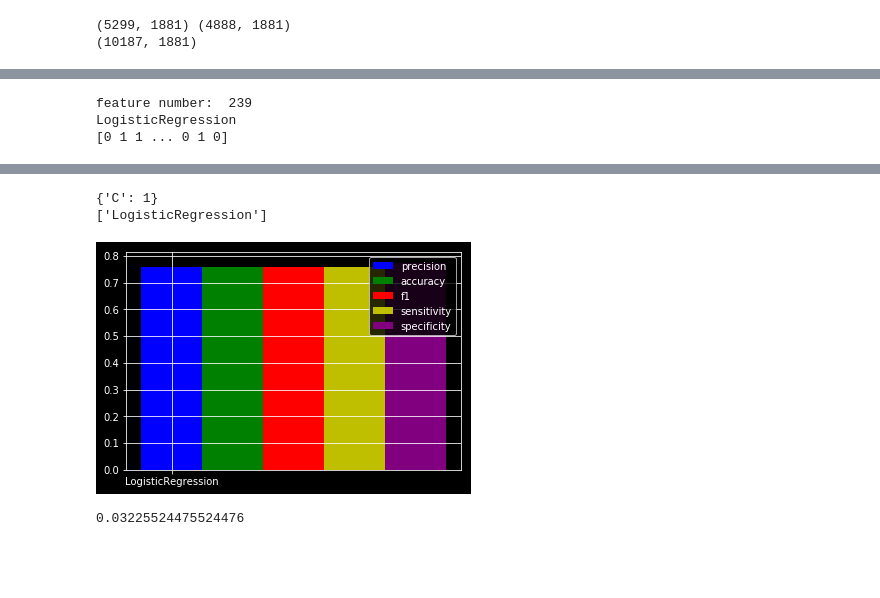
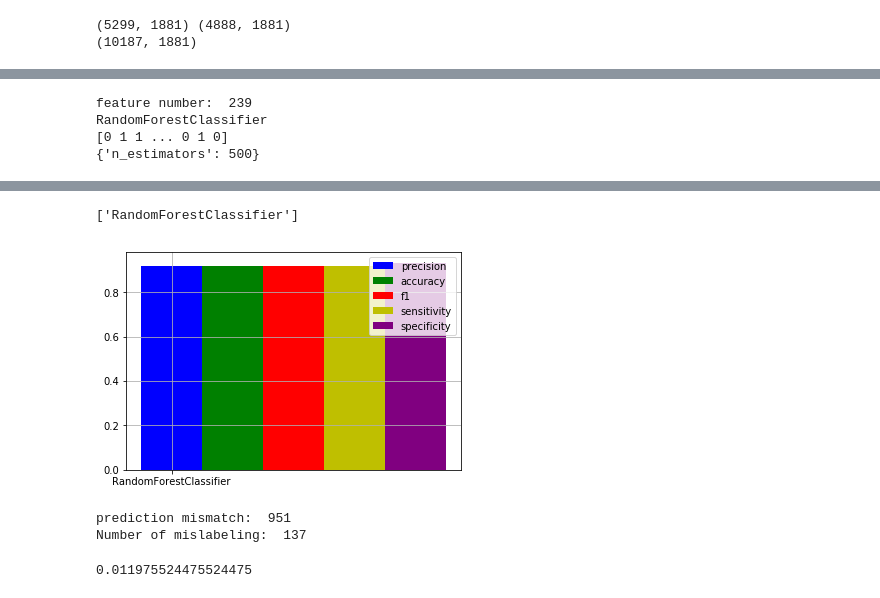
Before and after one commit to uscwy/ee542lab10, a Jupyter notebook: src/correlation.ipynb, the cells around one changed output, grey strips where cells are left out. Cells and saved outputs as stored; diff of their text form; code cells hidden in the pictures; blank space fills up the shorter version.

```diff
--- a/src/correlation.ipynb
+++ b/src/correlation.ipynb
@@ -80,11 +78,12 @@ X_data2=X_data.astype("float32")
 # %%
 %matplotlib inline
 import matplotlib.pyplot as plt
-plt.style.use(['dark_background'])
+plt.style.use(['default'])
 plt.scatter(arr[:,0],arr[:,1],marker='.',alpha='0.9')
 #plt.scatter([30,15,7,9],[1,10,5,9],marker='.',alpha='0.9')
 plt.ylabel('Difference')
 plt.xlabel('Column #')
+plt.title('Difference between clustering and original gender')
 plt.show()
 kms = KMeans(n_clusters=2, random_state=123).fit(rna[:,[arr[:,0][0]]])
 abs(1-kms.labels_ - gender).sum()
@@ -97,8 +96,11 @@ print(kms.labels_.sum())
 import numpy as np
 a=[(200,0.7264055944055944),(81,0.7258158508158508),(44,0.7182400932400932),(11,0.6602564102564102),(5,0.6541375291375291)]
 a=np.asarray(a)
+plt.style.use(['default'])
+
 plt.plot(a[:,0],a[:,1])
 plt.ylabel('Accuracy')
 plt.xlabel('Number of features')
+plt.title('Accuracy vs number of features')
 plt.show()
 # %% [output]
@@ -114,7 +116,6 @@ from sklearn.model_selection import train_test_split
 import numpy as np
 
 import matplotlib.pyplot as plt
-plt.style.use(['dark_background'])
 
 from sklearn.feature_selection import SelectFromModel
 from sklearn import datasets
@@ -182,17 +183,17 @@ def model_fit_predict(X_train,X_test,y_train,y_test):
 	from sklearn.metrics import f1_score
 	from sklearn.metrics import recall_score
 	models = {
-		'LogisticRegression': LogisticRegression(),
+		#'LogisticRegression': LogisticRegression(),
 	#	'ExtraTreesClassifier': ExtraTreesClassifier(),
-	#	'RandomForestClassifier': RandomForestClassifier(),
+		'RandomForestClassifier': RandomForestClassifier(),
     	#'AdaBoostClassifier': AdaBoostClassifier(),
     	#'GradientBoostingClassifier': GradientBoostingClassifier(),
     	#'SVC': SVC()
 	}
 	tuned_parameters = {
-		'LogisticRegression':{'C': [1, 50]},
+		#'LogisticRegression':{'C': [1, 50]},
 	#	'ExtraTreesClassifier': { 'n_estimators': [16, 32] },
-	#	'RandomForestClassifier': { 'n_estimators': [500, 500] },
+		'RandomForestClassifier': { 'n_estimators': [500, 500] },
     	#'AdaBoostClassifier': { 'n_estimators': [16, 32] },
     	#'GradientBoostingClassifier': { 'n_estimators': [16, 32], 'learning_rate': [0.8, 1.0] },
     	#'SVC': {'kernel': ['rbf'], 'C': [1, 10], 'gamma': [0.001, 0.0001]},
@@ -285,3 +286,4 @@ df['predicted'] = y_predict
 feature number:  239
-LogisticRegression
+RandomForestClassifier
 [0 1 1 ... 0 1 0]
+{'n_estimators': 500}
@@ -289,10 +291,13 @@ LogisticRegression
-{'C': 1}
-['LogisticRegression']
+['RandomForestClassifier']
-[figure, old version]
+[figure, new version]
 # %%
 df['mislabel']=0
 df.loc[(df['gender']!=df['predicted']) & (df['cluster_majority']==False), 'mislabel']=1
+print('prediction mismatch: ',df.loc[(df['gender']!=df['predicted'])].shape[0])
 #df.to_csv('../data/miRNA_gender.csv')
+print ('Number of mislabeling: ',df.loc[df['mislabel']==1].shape[0])
 df.loc[df['mislabel']==1].shape[0]/df.shape[0]
 # %% [output]
-0.03225524475524476
+prediction mismatch:  951
+Number of mislabeling:  137
+0.011975524475524475
```
Also changed, not shown: parts of 5 cells of this notebook.
